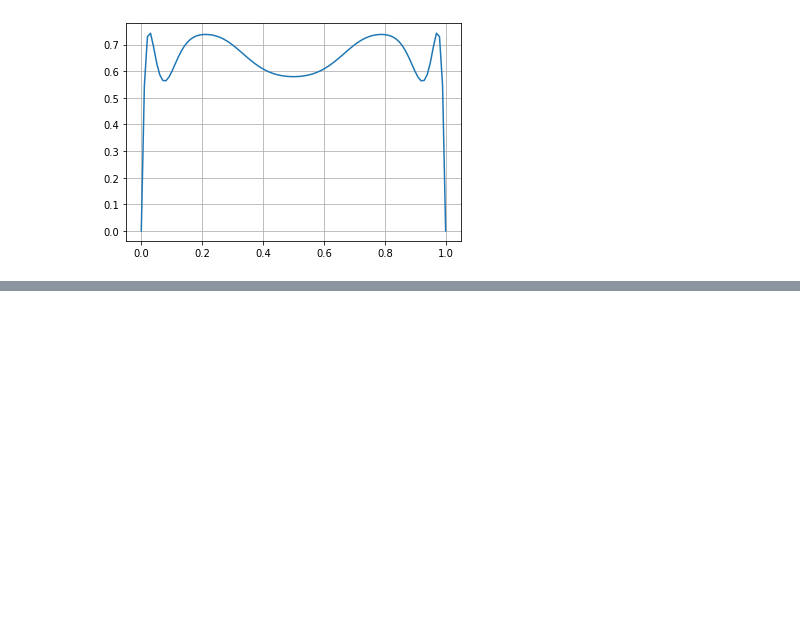
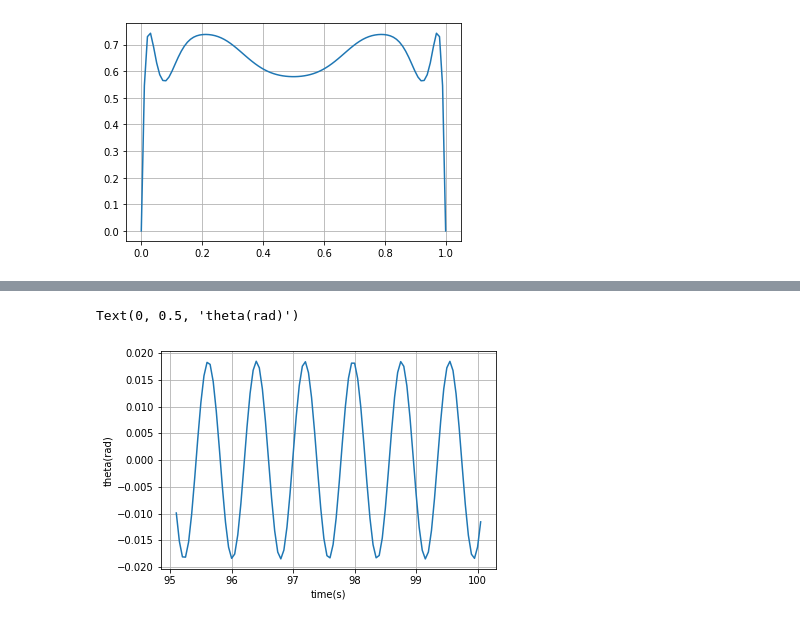
Before and after one commit to sspickle/sci-comp2-notebooks, a Jupyter notebook: Chaos.ipynb, the cells around one changed output, grey strips where cells are left out. Saved outputs shown, nothing was run; the diff lists cells and outputs as text; code cells hidden in the pictures; blank space fills up the shorter version.

```diff
--- a/Chaos.ipynb
+++ b/Chaos.ipynb
@@ -82,0 +88,50 @@ plotResults(x=0.9, lam=2, n=100)
+# %%
+m=1
+g=9.8
+l=1
+beta=0.2
+
+def Torque(theta):
+    return -m*g*l*np.sin(theta)
+
+freq = 8
+Tdrive = 1
+
+def VerletStep(s, t, derivs, dt):
+    dth = dt/2.0  # half of h
+    s = s + derivs(s, t, 0)*dth       # changes only positon
+    s = s + derivs(s, t+dth, 1)*dt    # changes only velocity
+    return s + derivs(s, t+dt, 0)*dth # change only position
+
+def pendDerivs(s, t, step=None):
+    theta, omega = s
+    if step == 0:
+        return np.array([omega, 0])
+    else:
+        Tau = Torque(theta) + Tdrive*np.sin(freq*t) - beta*omega
+        domegadt = Tau/(m*l**2)
+        return np.array([0, domegadt])
+
+t = 0
+dt = 0.05
+theta = np.radians(20)
+omega = 0.0
+
+s = np.array([theta, omega])
+
+thetas = [s[0]]
+times = [t]
+
+while t < 100:
+    s = VerletStep(s, t, pendDerivs, dt)
+    t = t + dt
+    thetas.append(s[0])
+    times.append(t)
+
+plt.plot(times[-100:], thetas[-100:] )
+plt.grid()
+plt.xlabel("time(s)")
+plt.ylabel("theta(rad)")
+# %% [output]
+Text(0, 0.5, 'theta(rad)')
+[figure, added]
```
Also changed, not shown: parts of 3 cells of this notebook.
